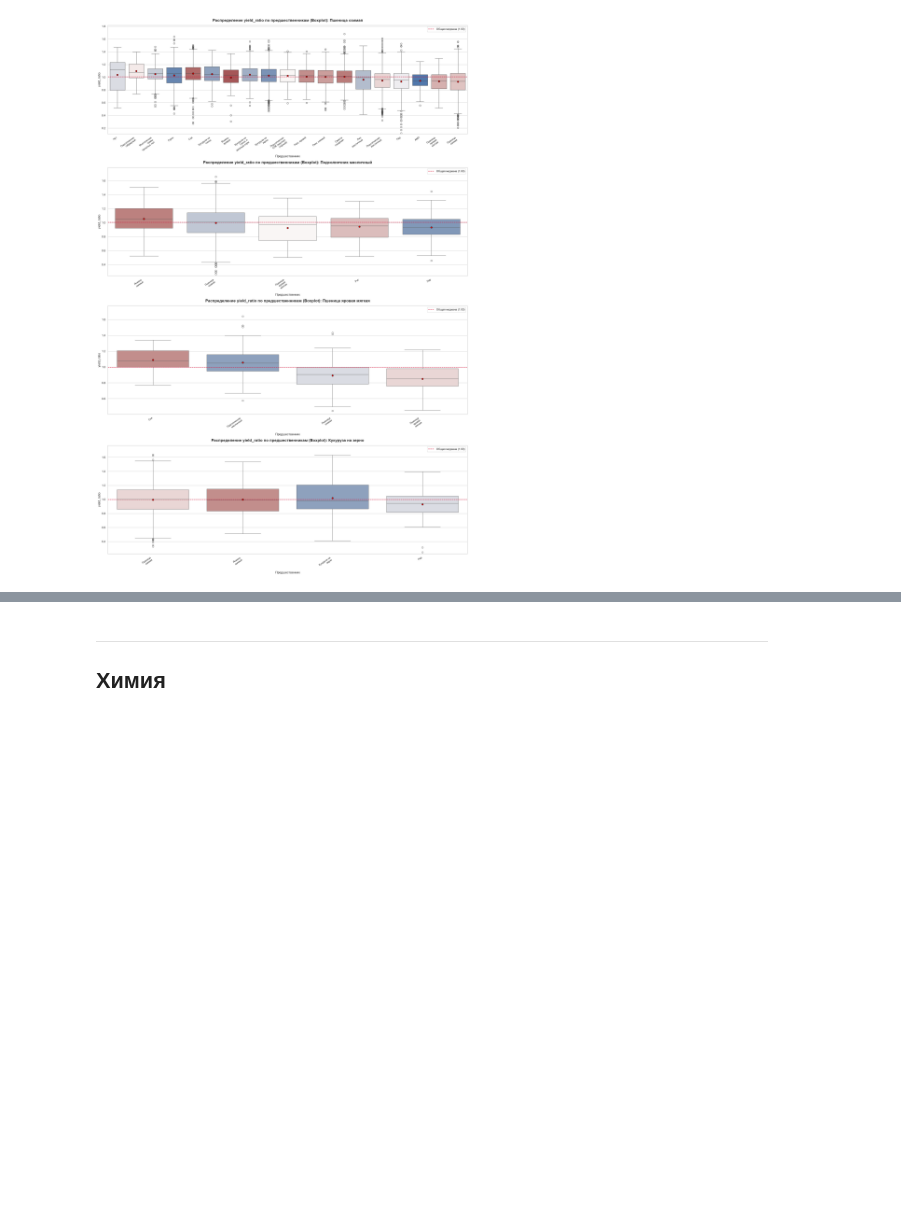
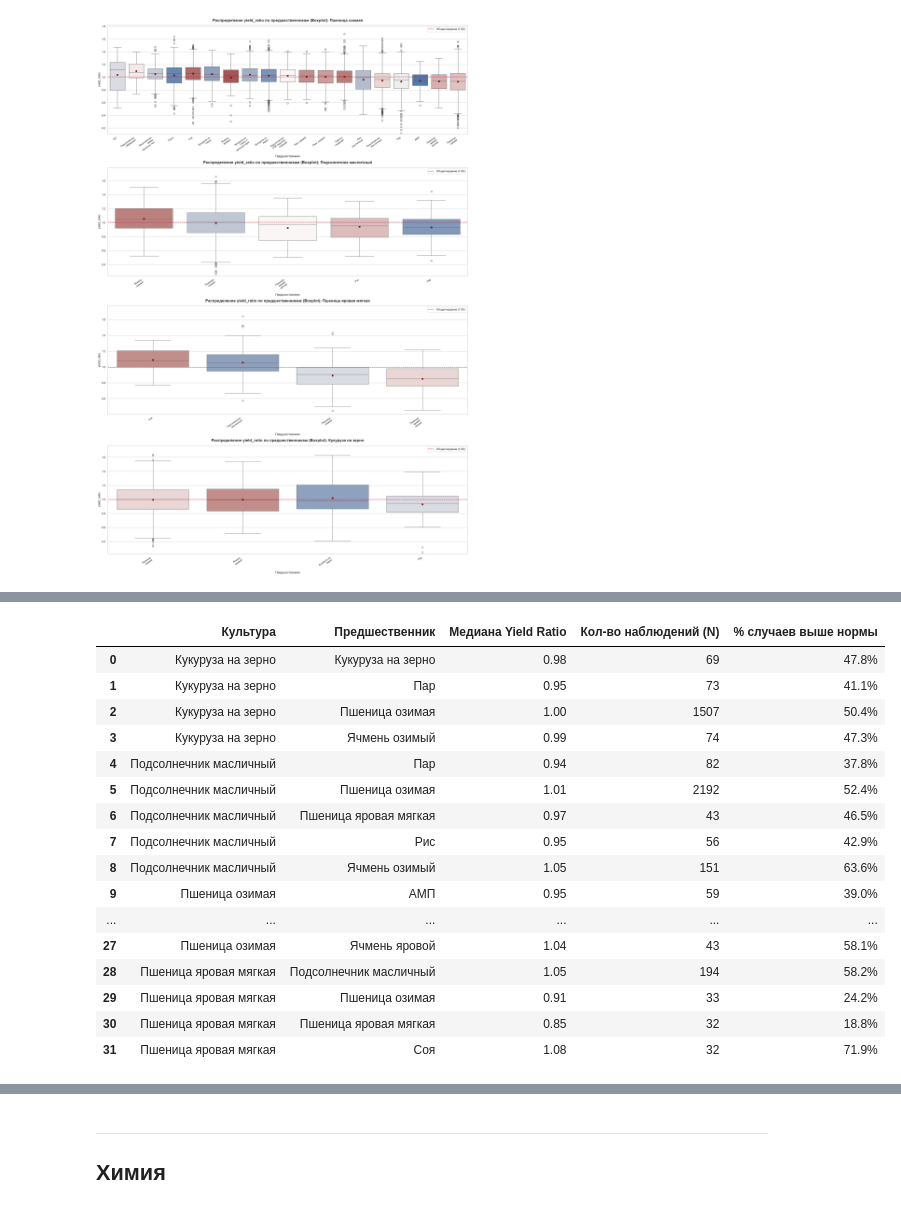
Before and after one commit to Bleckeid/stab, a Jupyter notebook: fields_stab_notebook.ipynb, the cells around one changed output, grey strips where cells are left out. Saved outputs shown, nothing was run; the diff lists cells and outputs as text; code cells hidden in the pictures; blank space fills up the shorter version.

```diff
--- a/fields_stab_notebook.ipynb
+++ b/fields_stab_notebook.ipynb
@@ -1620,0 +1559,45 @@ plt.show()
+# %%
+# для раскраски таблицы
+def highlight_performance(s):
+    is_high = s > 1.05
+    is_low = s < 0.95
+    return ['background-color: #d4edda' if v else 'background-color: #f8d7da' if v2 else ''
+            for v, v2 in zip(is_high, is_low)]
+
+# Создаем копию д
+display_df = pred_medians.copy()
+
+# Переименуем колонки
+display_df.columns = ["Культура", "Предшественник", "Медиана Yield Ratio", "Кол-во наблюдений (N)", "% случаев выше нормы"]
+
+# Применяем
+styled_table = (
+    display_df.style
+    .format({
+        "Медиана Yield Ratio": "{:.2f}",
+        "% случаев выше нормы": "{:.1f}%"
+    })
+    .background_gradient(cmap='RdYlGn', subset=["Медиана Yield Ratio", "% случаев выше нормы"])
+    .set_properties(**{'text-align': 'center'})
+    .set_table_styles([dict(selector='th', props=[('text-align', 'center')])])
+)
+
+display(styled_table)
+# %% [output]
+|  | Культура | Предшественник | Медиана Yield Ratio | Кол-во наблюдений (N) | % случаев выше нормы |
+| 0 | Кукуруза на зерно | Кукуруза на зерно | 0.98 | 69 | 47.8% |
+| 1 | Кукуруза на зерно | Пар | 0.95 | 73 | 41.1% |
+| 2 | Кукуруза на зерно | Пшеница озимая | 1.00 | 1507 | 50.4% |
+| 3 | Кукуруза на зерно | Ячмень озимый | 0.99 | 74 | 47.3% |
+| 4 | Подсолнечник масличный | Пар | 0.94 | 82 | 37.8% |
+| 5 | Подсолнечник масличный | Пшеница озимая | 1.01 | 2192 | 52.4% |
+| 6 | Подсолнечник масличный | Пшеница яровая мягкая | 0.97 | 43 | 46.5% |
+| 7 | Подсолнечник масличный | Рис | 0.95 | 56 | 42.9% |
+| 8 | Подсолнечник масличный | Ячмень озимый | 1.05 | 151 | 63.6% |
+| 9 | Пшеница озимая | АМП | 0.95 | 59 | 39.0% |
+| ... | ... | ... | ... | ... | ... |
+| 27 | Пшеница озимая | Ячмень яровой | 1.04 | 43 | 58.1% |
+| 28 | Пшеница яровая мягкая | Подсолнечник масличный | 1.05 | 194 | 58.2% |
+| 29 | Пшеница яровая мягкая | Пшеница озимая | 0.91 | 33 | 24.2% |
+| 30 | Пшеница яровая мягкая | Пшеница яровая мягкая | 0.85 | 32 | 18.8% |
+| 31 | Пшеница яровая мягкая | Соя | 1.08 | 32 | 71.9% |
```
Also changed, not shown: parts of 6 cells of this notebook.
